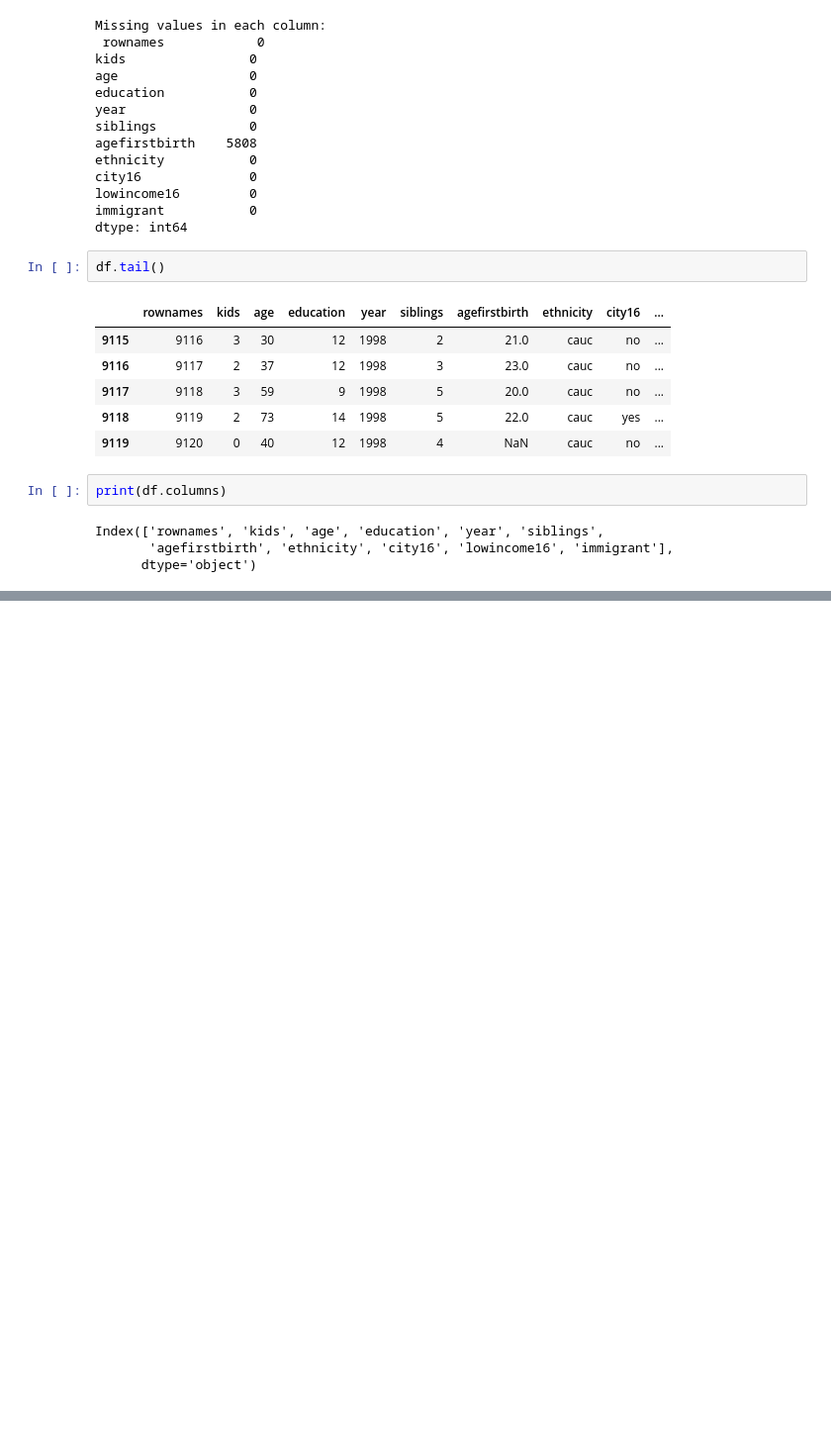
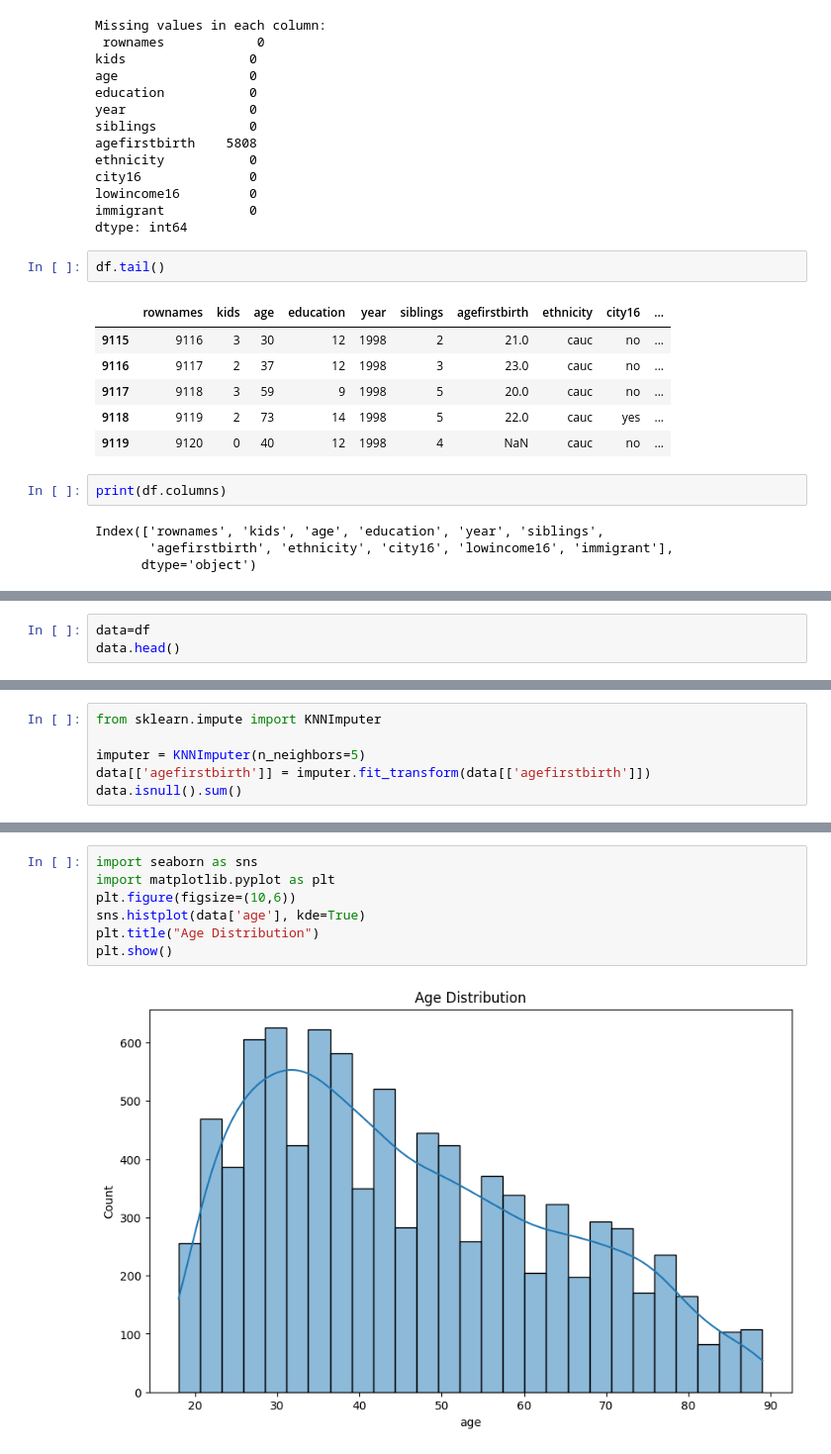
Before and after one commit to SakshamEDA-DA/DA, a Jupyter notebook: 21BDS0036_DA.ipynb, the cells around one changed output, grey strips where cells are left out. Shown at 99% size. Cells and saved outputs as stored; diff of their text form; blank space fills up the shorter version.

```diff
--- a/21BDS0036_DA.ipynb
+++ b/21BDS0036_DA.ipynb
@@ -77,0 +126,3 @@ Index(['rownames', 'kids', 'age', 'education', 'year', 'siblings',
+# %%
+data=df
+data.head()
@@ -77,0 +136,6 @@ Index(['rownames', 'kids', 'age', 'education', 'year', 'siblings',
+# %%
+from sklearn.impute import KNNImputer
+
+imputer = KNNImputer(n_neighbors=5)
+data[['agefirstbirth']] = imputer.fit_transform(data[['agefirstbirth']])
+data.isnull().sum()
@@ -77,0 +189,9 @@ Index(['rownames', 'kids', 'age', 'education', 'year', 'siblings',
+# %%
+import seaborn as sns
+import matplotlib.pyplot as plt
+plt.figure(figsize=(10,6))
+sns.histplot(data['age'], kde=True)
+plt.title("Age Distribution")
+plt.show()
+# %% [output]
+[figure, added]
```
Also changed, not shown: parts of 16 cells of this notebook.
